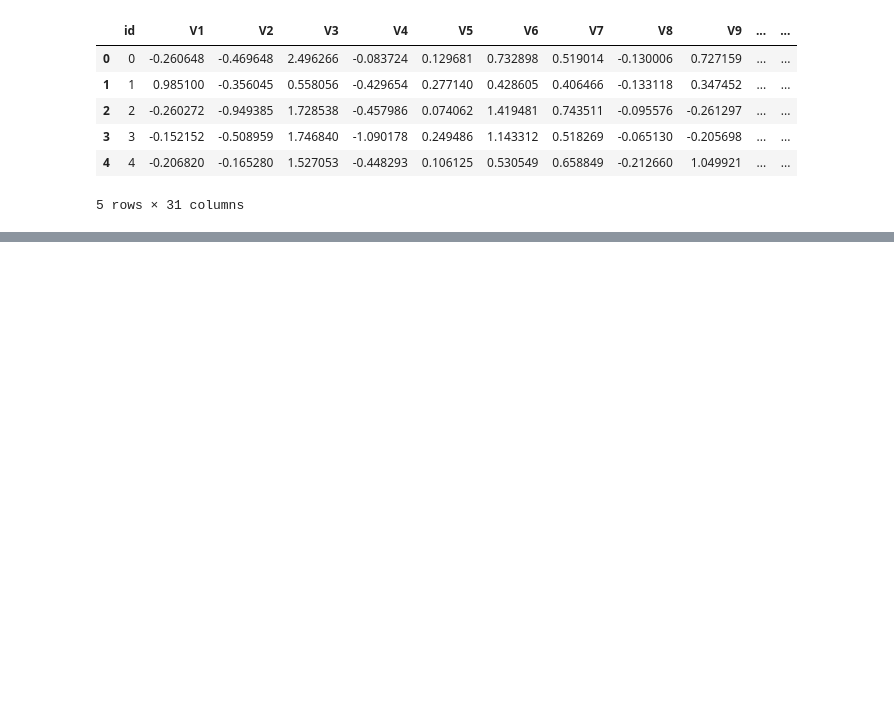
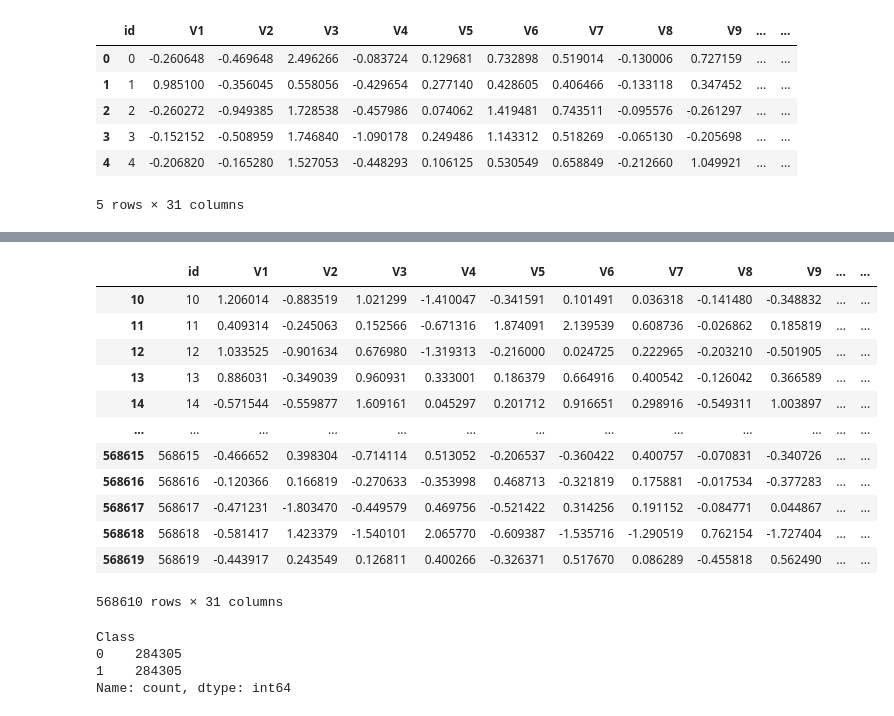
Before and after one commit to JhonnyMineu/FraudPrevention, a Jupyter notebook: FraudPrevention.ipynb, the cells around one changed output, grey strips where cells are left out. Drawn from its saved outputs; the diff is of its cells as text; code cells hidden in the pictures; blank space fills up the shorter version.

```diff
--- a/FraudPrevention.ipynb
+++ b/FraudPrevention.ipynb
@@ -20,0 +103,28 @@ df_credit.head()
+# %%
+# Juntando os valores do dataframe sem os dados de validação
+df = pd.concat([df_validacao_nao_fraude.iloc[10:],df_validacao_fraude.iloc[:-10]], axis=0)
+
+df
+# %% [output]
+|  | id | V1 | V2 | V3 | V4 | V5 | V6 | V7 | V8 | V9 | ... | ... |
+| 10 | 10 | 1.206014 | -0.883519 | 1.021299 | -1.410047 | -0.341591 | 0.101491 | 0.036318 | -0.141480 | -0.348832 | ... | ... |
+| 11 | 11 | 0.409314 | -0.245063 | 0.152566 | -0.671316 | 1.874091 | 2.139539 | 0.608736 | -0.026862 | 0.185819 | ... | ... |
+| 12 | 12 | 1.033525 | -0.901634 | 0.676980 | -1.319313 | -0.216000 | 0.024725 | 0.222965 | -0.203210 | -0.501905 | ... | ... |
+| 13 | 13 | 0.886031 | -0.349039 | 0.960931 | 0.333001 | 0.186379 | 0.664916 | 0.400542 | -0.126042 | 0.366589 | ... | ... |
+| 14 | 14 | -0.571544 | -0.559877 | 1.609161 | 0.045297 | 0.201712 | 0.916651 | 0.298916 | -0.549311 | 1.003897 | ... | ... |
+| ... | ... | ... | ... | ... | ... | ... | ... | ... | ... | ... | ... | ... |
+| 568615 | 568615 | -0.466652 | 0.398304 | -0.714114 | 0.513052 | -0.206537 | -0.360422 | 0.400757 | -0.070831 | -0.340726 | ... | ... |
+| 568616 | 568616 | -0.120366 | 0.166819 | -0.270633 | -0.353998 | 0.468713 | -0.321819 | 0.175881 | -0.017534 | -0.377283 | ... | ... |
+| 568617 | 568617 | -0.471231 | -1.803470 | -0.449579 | 0.469756 | -0.521422 | 0.314256 | 0.191152 | -0.084771 | 0.044867 | ... | ... |
+| 568618 | 568618 | -0.581417 | 1.423379 | -1.540101 | 2.065770 | -0.609387 | -1.535716 | -1.290519 | 0.762154 | -1.727404 | ... | ... |
+| 568619 | 568619 | -0.443917 | 0.243549 | 0.126811 | 0.400266 | -0.326371 | 0.517670 | 0.086289 | -0.455818 | 0.562490 | ... | ... |
+568610 rows × 31 columns
+# %%
+# Validando valores fraudes e não fraudes
+
+df.Class.value_counts()
+# %% [output]
+Class
+0    284305
+1    284305
+Name: count, dtype: int64
```
Also changed, not shown: parts of 11 cells of this notebook, 1 other file.
